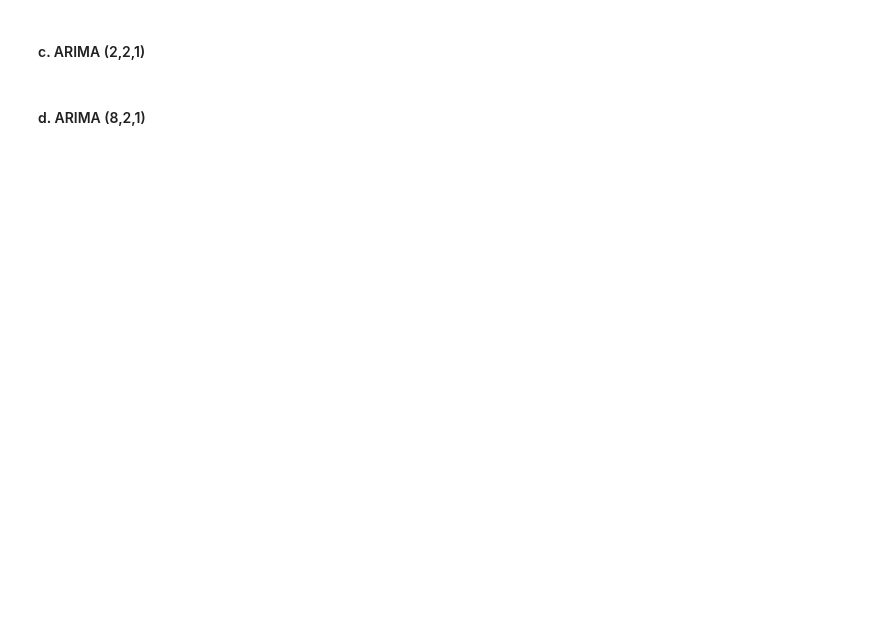
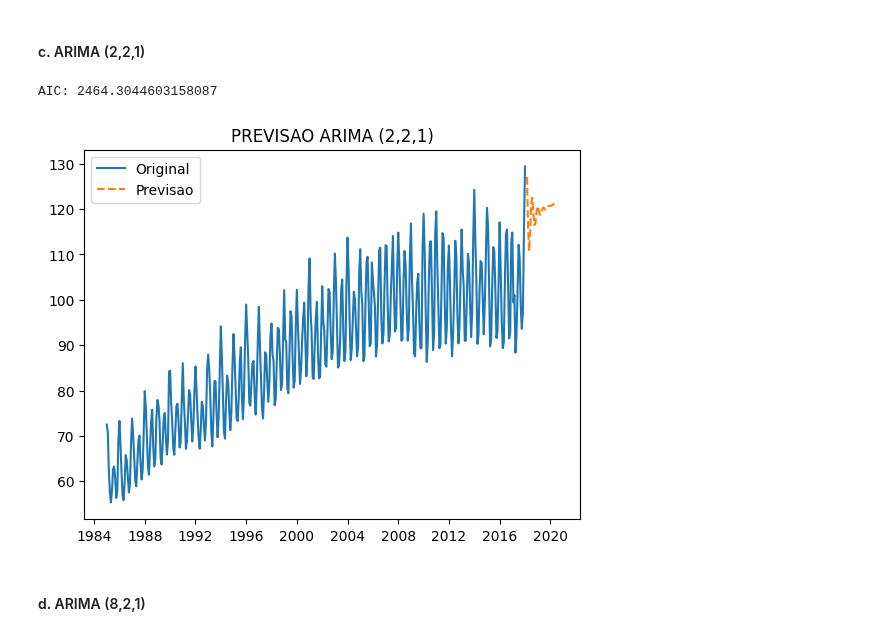
Before and after one commit to clairtonluz/MBA-em-ciencia-de-dados, a Jupyter notebook: Previsão de Series Temporais/exercicios/EXERCICIO_4.ipynb, the cells around one changed output. Drawn from its saved outputs; the diff is of its cells as text; code cells hidden in the pictures; blank space fills up the shorter version.

```diff
--- a/Previsão de Series Temporais/exercicios/EXERCICIO_4.ipynb
+++ b/Previsão de Series Temporais/exercicios/EXERCICIO_4.ipynb
@@ -95,4 +98,11 @@ plt.show()
 # %% [markdown]
 #### c. ARIMA (2,2,1)
+# %%
+modelo221=treinaARIMA(ser,(2,2,1))
+previsao221=previsaoARIMA(modelo221,ser,30)
+plotPrevisao(ser,previsao221, title='PREVISAO ARIMA (2,2,1)')
+# %% [output]
+AIC: 2464.3044603158087
+[figure, added]
 # %% [markdown]
 #### d. ARIMA (8,2,1)
```
Also changed, not shown: parts of 12 cells of this notebook, 1 other file.
